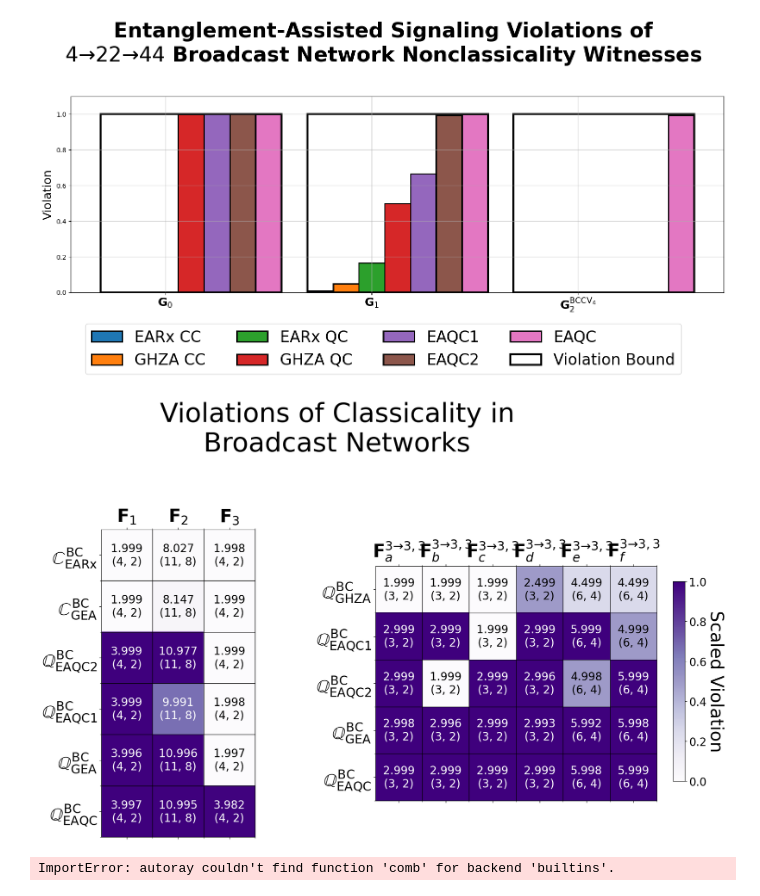
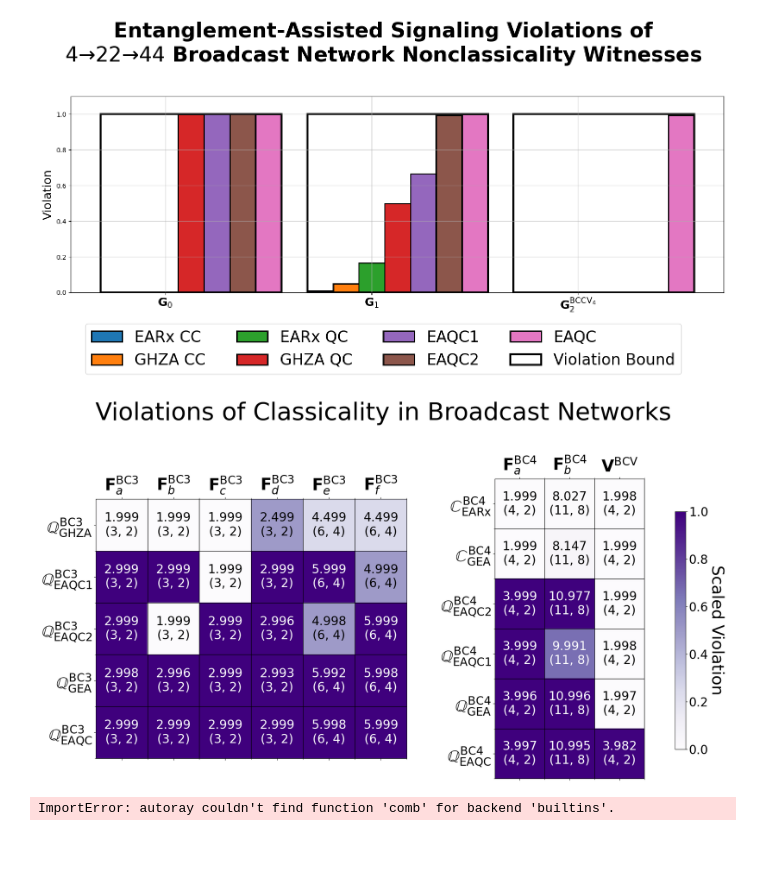
Before and after one commit to ChitambarLab/nonclassicality-in-quantum-communication-networks-supplemental-code, a Jupyter notebook: notebook/4-22-44_broadcast_violations_plots.ipynb, the cells around one changed output. Cells and saved outputs as stored; diff of their text form; code cells hidden in the pictures; blank space fills up the shorter version.

```diff
--- a/notebook/4-22-44_broadcast_violations_plots.ipynb
+++ b/notebook/4-22-44_broadcast_violations_plots.ipynb
@@ -210,27 +210,27 @@ plt.show()
 # %%
 import matplotlib as mpl
 
-fig, (ax, ax3) = plt.subplots(nrows=1, ncols=2, figsize=(20,10))
+fig, (ax3, ax) = plt.subplots(nrows=1, ncols=2, figsize=(19,10))
 
-fig.suptitle("Violations of Classicality in\nBroadcast Networks", size=48, y=1.2)
+fig.suptitle("Violations of Classicality in Broadcast Networks", size=48, y=1.05)
 
 configuration_names = [
-    r"$\mathbb{C}^{\rm{BC}}_{\rm{EARx}}$",
-    r"$\mathbb{C}^{\rm{BC}}_{\rm{GEA}}$",
-    r"$\mathbb{Q}^{\rm{BC}}_{\rm{EAQC2}}$",
-    r"$\mathbb{Q}^{\rm{BC}}_{\rm{EAQC1}}$",
-    r"$\mathbb{Q}^{\rm{BC}}_{\rm{GEA}}$",
-    r"$\mathbb{Q}^{\rm{BC}}_{\rm{EAQC}}$",
+    r"$\mathbb{C}^{\rm{BC4}}_{\rm{EARx}}$",
+    r"$\mathbb{C}^{\rm{BC4}}_{\rm{GEA}}$",
+    r"$\mathbb{Q}^{\rm{BC4}}_{\rm{EAQC2}}$",
+    r"$\mathbb{Q}^{\rm{BC4}}_{\rm{EAQC1}}$",
+    r"$\mathbb{Q}^{\rm{BC4}}_{\rm{GEA}}$",
+    r"$\mathbb{Q}^{\rm{BC4}}_{\rm{EAQC}}$",
 ]
 
 configuration_names3 = [
-    r"$\mathbb{Q}^{\rm{BC}}_{\rm{GHZA}}$",
-    r"$\mathbb{Q}^{\rm{BC}}_{\rm{EAQC1}}$",
-    r"$\mathbb{Q}^{\rm{BC}}_{\rm{EAQC2}}$",
-    r"$\mathbb{Q}^{\rm{BC}}_{\rm{GEA}}$",
-    r"$\mathbb{Q}^{\rm{BC}}_{\rm{EAQC}}$",
+    r"$\mathbb{Q}^{\rm{BC3}}_{\rm{GHZA}}$",
+    r"$\mathbb{Q}^{\rm{BC3}}_{\rm{EAQC1}}$",
+    r"$\mathbb{Q}^{\rm{BC3}}_{\rm{EAQC2}}$",
+    r"$\mathbb{Q}^{\rm{BC3}}_{\rm{GEA}}$",
+    r"$\mathbb{Q}^{\rm{BC3}}_{\rm{EAQC}}$",
 ]
-game_names = [r"$\mathbf{F}_1$", r"$\mathbf{F}_2$",r"$\mathbf{F}_3$"]
+game_names = [r"$\mathbf{F}^{\rm{BC4}}_a$", r"$\mathbf{F}^{\rm{BC4}}_b$",r"$\mathbf{V}^{\rm{BCV}}$"]
 game_names3 = [r"$\mathbf{F}^{\rm{BC}3}_a$",
                r"$\mathbf{F}^{\rm{BC}3}_b$",
                r"$\mathbf{F}^{\rm{BC}3}_c$",
@@ -331,7 +331,7 @@ ax3.grid(which="minor", ls="-", lw=1, color="black")
 ax3.set_xticklabels(game_names3, fontsize=32)
 ax3.set_yticklabels([""] + configuration_names3, fontsize=32)
 
-mat_num_font=20
+mat_num_font=24
 text_color_threshold = 0.65
 
 import decimal
@@ -352,35 +352,37 @@ for y in range(len(cc_table_data)):
             horizontalalignment='center',
             verticalalignment='center',
             size=mat_num_font,
             color=text_color
         )
 
 for y in range(len(cc_table_data3)):
     for x in range(len(cc_table_data3[0])):
 
         cc_val3 = cc_table_data3[y][x]
         violation_val3 = violation_table_data3[y][x]
         max_val3 = max_table_data3[y][x]
         unscaled_violation_val3 = unscaled_violation_table_data3[y][x]
 
         text_color = "white" if violation_val3 >= text_color_threshold else "black"
 
 
         ax3.text(x, y, str(round(decimal.Decimal(unscaled_violation_val3), n_decimals)) + "\n(" + str(int(max_val3)) + ", " + str(int(cc_val3)) + ")",
             horizontalalignment='center',
             verticalalignment='center',
             size=mat_num_font,
             color=text_color
         )
 
 
 
-cb_ax = fig.add_axes([0.92, 0.25, 0.015, 0.5])
+cb_ax = fig.add_axes([0.92, 0.1, 0.015, 0.65])
 cbar = fig.colorbar(pcm, cax=cb_ax)
 cbar.ax.set_ylabel('Scaled Violation', rotation=270, size=32, labelpad=32)
 cbar.ax.tick_params(labelsize=mat_num_font)
+
+plt.tight_layout()
 # %% [output]
-[figure, old version]
+[figure, new version]
 # %%
 mac.rac_game(3)
 # %% [output]
```
Also changed, not shown: 1 other file.
